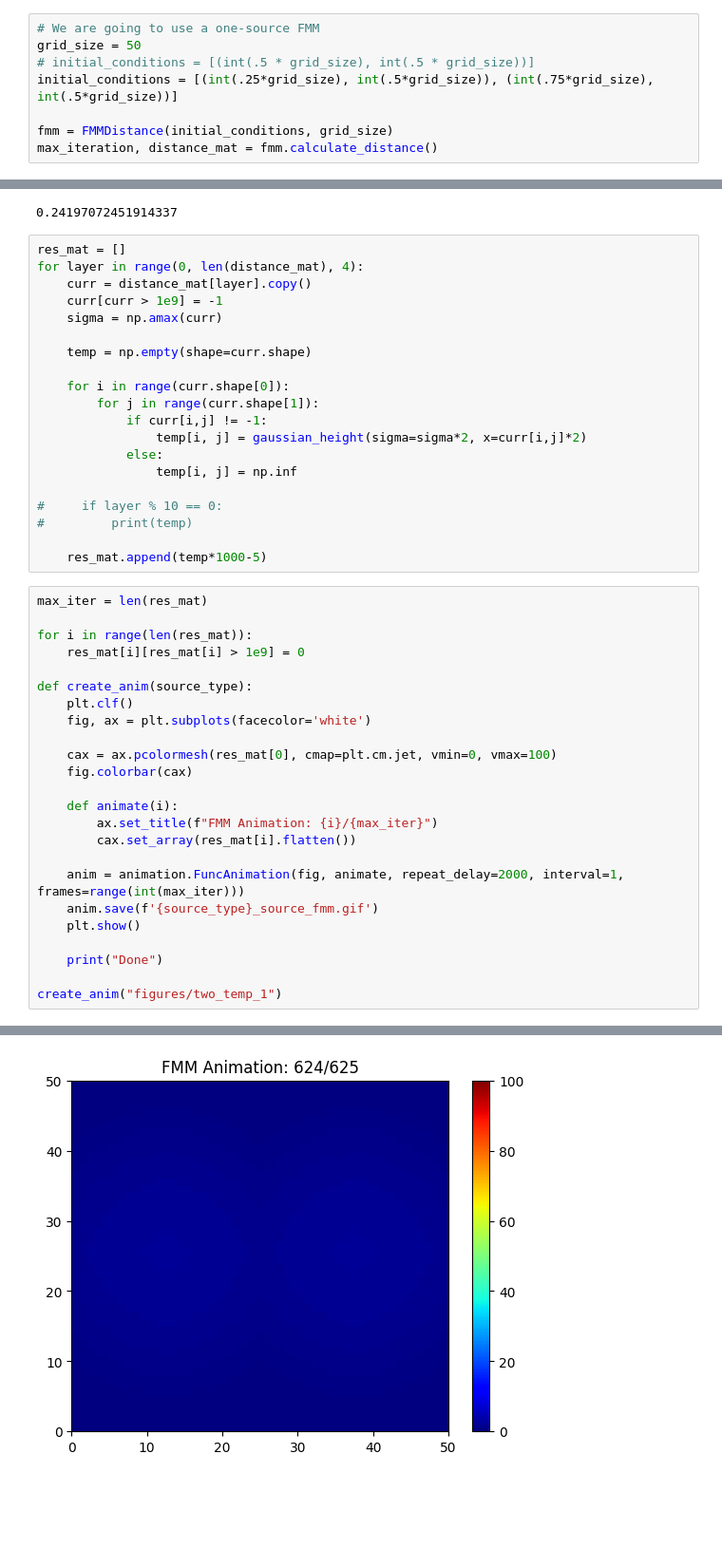
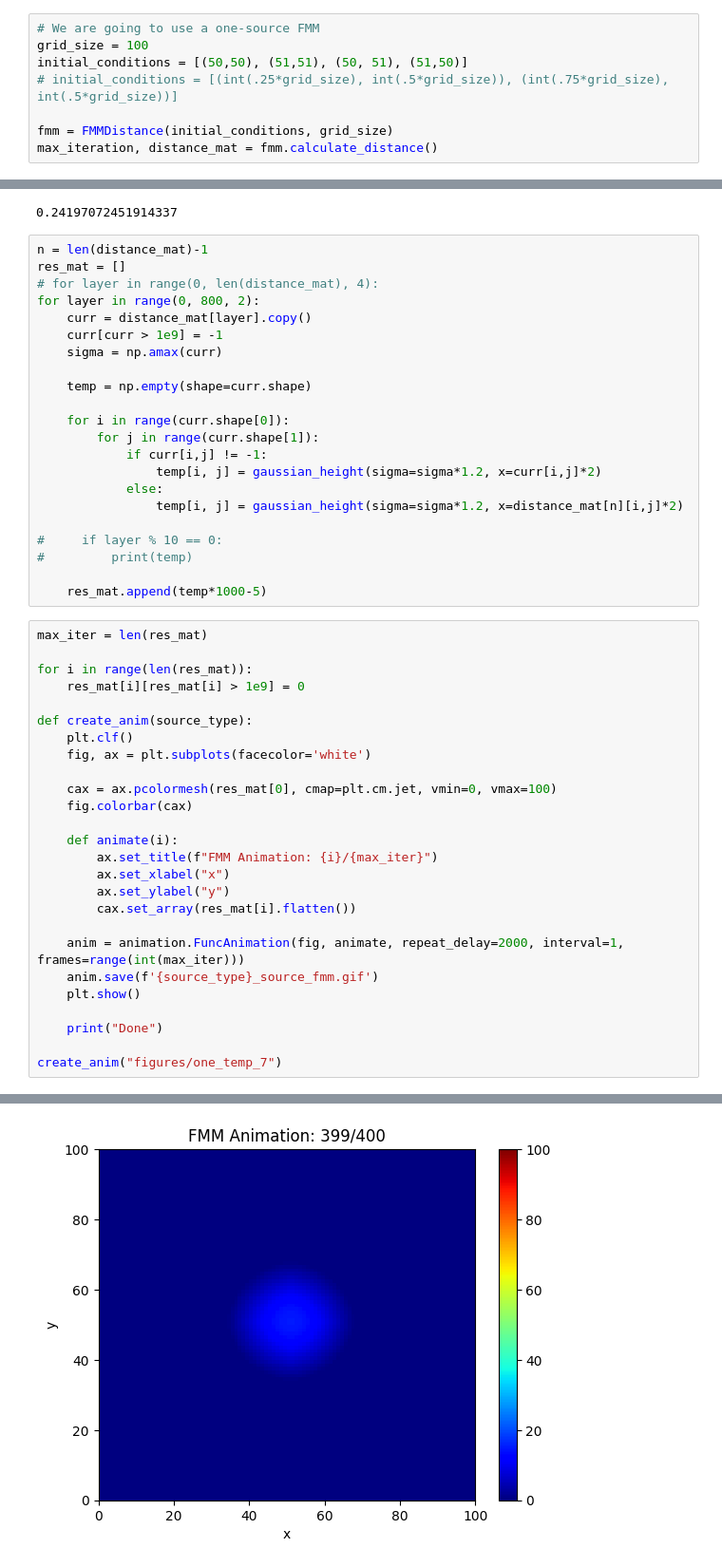
Before and after one commit to jackle3/Heat-Diffusion, a Jupyter notebook: FMM/gaussian_fmm.ipynb, the cells around one changed output, grey strips where cells are left out. Shown at 95% size. Saved outputs shown, nothing was run; the diff lists cells and outputs as text; blank space fills up the shorter version.

Commit message:
more tests with gaussian

```diff
--- a/FMM/gaussian_fmm.ipynb
+++ b/FMM/gaussian_fmm.ipynb
@@ -8,9 +8,9 @@ import sys
 np.set_printoptions(threshold=sys.maxsize, linewidth=200, formatter={'float': lambda y: "{:.0f}".format(y)})
 # %%
 # We are going to use a one-source FMM
-grid_size = 50
-# initial_conditions = [(int(.5 * grid_size), int(.5 * grid_size))]
-initial_conditions = [(int(.25*grid_size), int(.5*grid_size)), (int(.75*grid_size), int(.5*grid_size))]
+grid_size = 100
+initial_conditions = [(50,50), (51,51), (50, 51), (51,50)]
+# initial_conditions = [(int(.25*grid_size), int(.5*grid_size)), (int(.75*grid_size), int(.5*grid_size))]
 
 fmm = FMMDistance(initial_conditions, grid_size)
 max_iteration, distance_mat = fmm.calculate_distance()
@@ -32,8 +32,10 @@ print(gaussian_height(sigma=1, x=1))
 # %% [output]
 0.24197072451914337
 # %%
+n = len(distance_mat)-1
 res_mat = []
-for layer in range(0, len(distance_mat), 4):
+# for layer in range(0, len(distance_mat), 4):
+for layer in range(0, 800, 2):
     curr = distance_mat[layer].copy()
     curr[curr > 1e9] = -1
     sigma = np.amax(curr)
@@ -43,9 +45,9 @@ for layer in range(0, len(distance_mat), 4):
     for i in range(curr.shape[0]):
         for j in range(curr.shape[1]):
             if curr[i,j] != -1:
-                temp[i, j] = gaussian_height(sigma=sigma*2, x=curr[i,j]*2)
+                temp[i, j] = gaussian_height(sigma=sigma*1.2, x=curr[i,j]*2)
             else:
-                temp[i, j] = np.inf
+                temp[i, j] = gaussian_height(sigma=sigma*1.2, x=distance_mat[n][i,j]*2)
 
 #     if layer % 10 == 0:
 #         print(temp)
@@ -54,28 +56,30 @@ for layer in range(0, len(distance_mat), 4):
 # %%
 max_iter = len(res_mat)
 
 for i in range(len(res_mat)):
     res_mat[i][res_mat[i] > 1e9] = 0
 
 def create_anim(source_type):
     plt.clf()
     fig, ax = plt.subplots(facecolor='white')
 
     cax = ax.pcolormesh(res_mat[0], cmap=plt.cm.jet, vmin=0, vmax=100)
     fig.colorbar(cax)
 
     def animate(i):
         ax.set_title(f"FMM Animation: {i}/{max_iter}")
+        ax.set_xlabel("x")
+        ax.set_ylabel("y")
         cax.set_array(res_mat[i].flatten())
 
     anim = animation.FuncAnimation(fig, animate, repeat_delay=2000, interval=1, frames=range(int(max_iter)))
     anim.save(f'{source_type}_source_fmm.gif')
     plt.show()
 
     print("Done")
 
-create_anim("figures/two_temp_1")
+create_anim("figures/one_temp_7")
 # %% [output]
 <Figure size 640x480 with 0 Axes>
-[figure, old version]
+[figure, new version]
 Done
```
Also changed, not shown: parts of 2 cells of this notebook, 11 other files.
